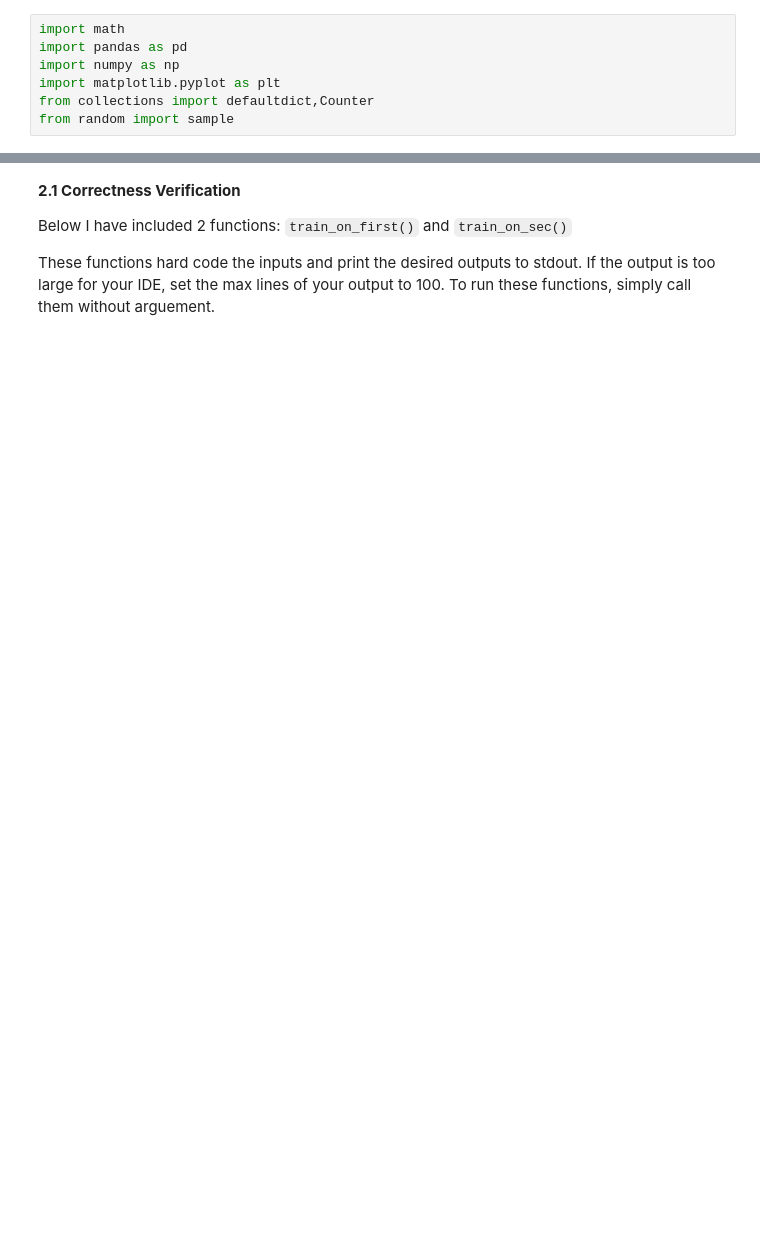
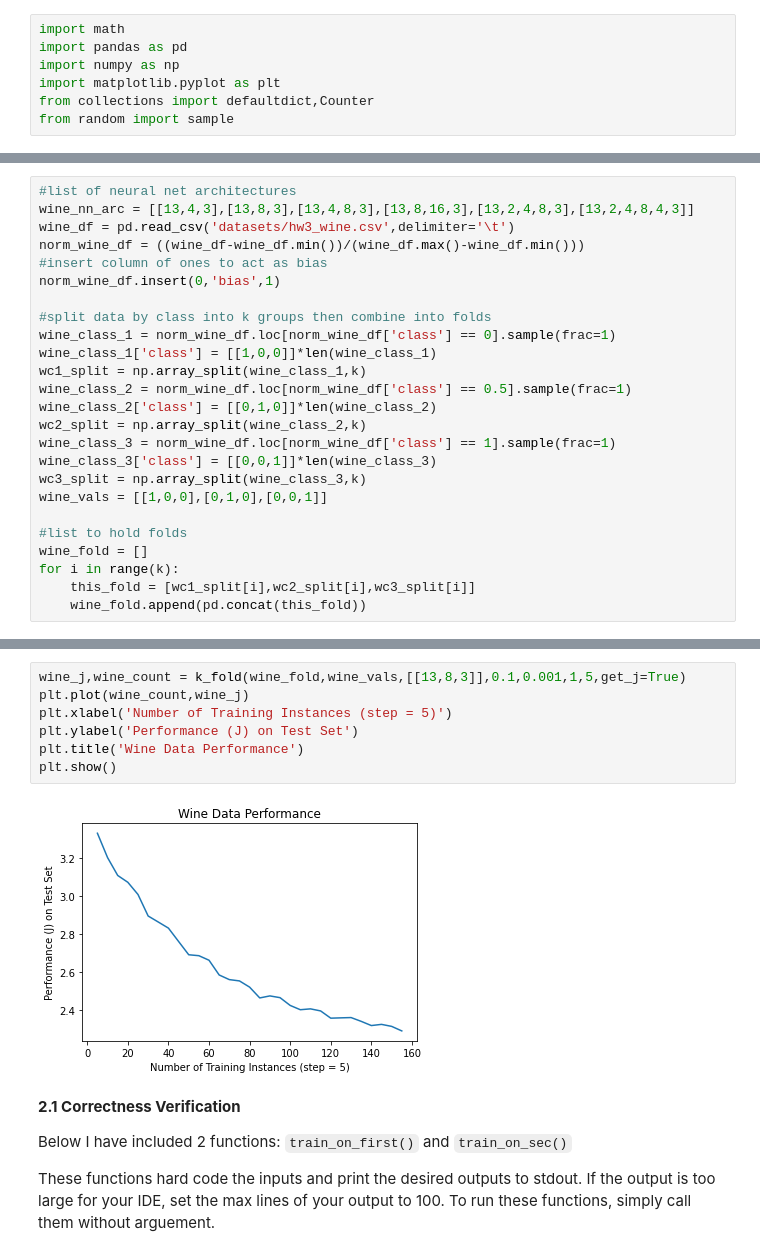
Before and after one commit to Andrei-Treil/CS589-Neural-Net, a Jupyter notebook: hw4.ipynb, the cells around one changed output, grey strips where cells are left out. Saved outputs shown, nothing was run; the diff lists cells and outputs as text; blank space fills up the shorter version.

```diff
--- a/hw4.ipynb
+++ b/hw4.ipynb
@@ -253,0 +258,25 @@ print(':3')
+# %%
+#list of neural net architectures
+wine_nn_arc = [[13,4,3],[13,8,3],[13,4,8,3],[13,8,16,3],[13,2,4,8,3],[13,2,4,8,4,3]]
+wine_df = pd.read_csv('datasets/hw3_wine.csv',delimiter='\t')
+norm_wine_df = ((wine_df-wine_df.min())/(wine_df.max()-wine_df.min()))
+#insert column of ones to act as bias
+norm_wine_df.insert(0,'bias',1)
+
+#split data by class into k groups then combine into folds
+wine_class_1 = norm_wine_df.loc[norm_wine_df['class'] == 0].sample(frac=1)
+wine_class_1['class'] = [[1,0,0]]*len(wine_class_1)
+wc1_split = np.array_split(wine_class_1,k)
+wine_class_2 = norm_wine_df.loc[norm_wine_df['class'] == 0.5].sample(frac=1)
+wine_class_2['class'] = [[0,1,0]]*len(wine_class_2)
+wc2_split = np.array_split(wine_class_2,k)
+wine_class_3 = norm_wine_df.loc[norm_wine_df['class'] == 1].sample(frac=1)
+wine_class_3['class'] = [[0,0,1]]*len(wine_class_3)
+wc3_split = np.array_split(wine_class_3,k)
+wine_vals = [[1,0,0],[0,1,0],[0,0,1]]
+
+#list to hold folds
+wine_fold = []
+for i in range(k):
+    this_fold = [wc1_split[i],wc2_split[i],wc3_split[i]]
+    wine_fold.append(pd.concat(this_fold))
@@ -282,3 +310,12 @@ Architecture: [13, 2, 4, 8, 4, 3], Accuracy: 0.3992539559683522, F1: 0.190154052
+# %%
+wine_j,wine_count = k_fold(wine_fold,wine_vals,[[13,8,3]],0.1,0.001,1,5,get_j=True)
+plt.plot(wine_count,wine_j)
+plt.xlabel('Number of Training Instances (step = 5)')
+plt.ylabel('Performance (J) on Test Set')
+plt.title('Wine Data Performance')
+plt.show()
+# %% [output]
+[figure, added]
 # %% [markdown]
 **2.1 Correctness Verification**
 
```
Also changed, not shown: parts of 8 cells of this notebook.
